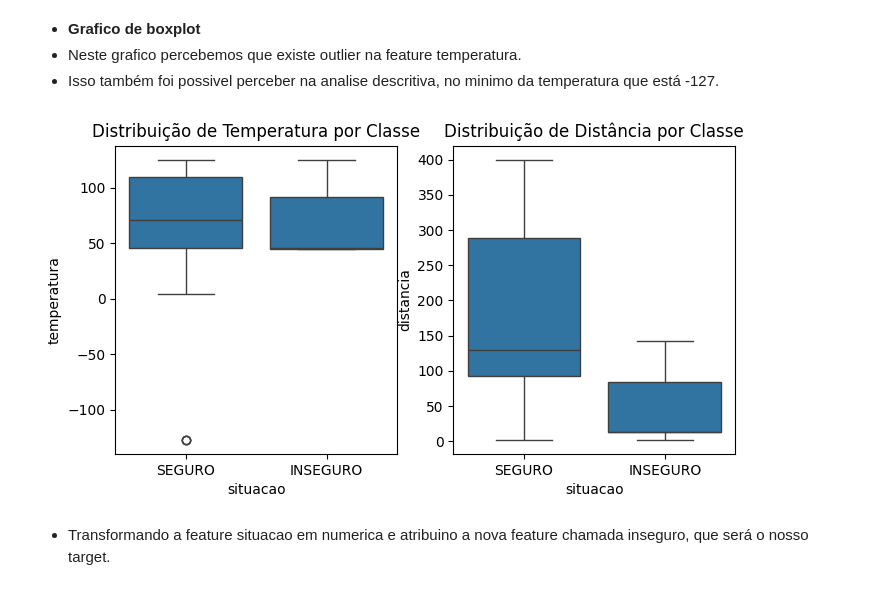
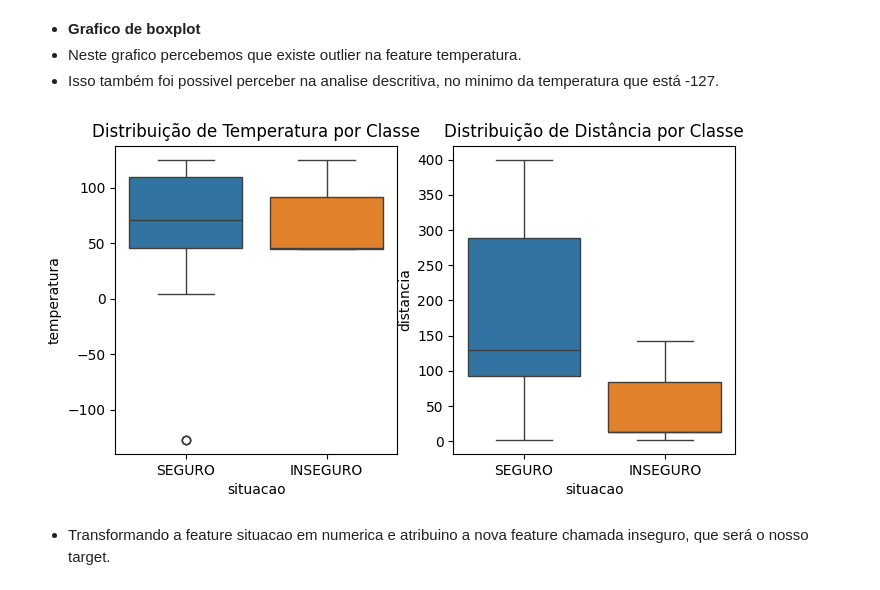
Before and after one commit to Giovanni-Hessel/FIAP-ML-2026, a Jupyter notebook: Machine_Learning_CP2_&_AICSS_CP3.ipynb, the cells around one changed output. Cells and saved outputs as stored; diff of their text form; code cells hidden in the pictures.

```diff
--- a/Machine_Learning_CP2_&_AICSS_CP3.ipynb
+++ b/Machine_Learning_CP2_&_AICSS_CP3.ipynb
@@ -87,15 +87,15 @@ plt.show()
 # %%
 plt.figure(figsize=(8, 4))
 plt.subplot(1, 2, 1)
-sns.boxplot(data=df, x='situacao', y='temperatura')
+sns.boxplot(data=df, x='situacao', y='temperatura', hue='situacao')
 plt.title('Distribuição de Temperatura por Classe')
 
 plt.subplot(1, 2, 2)
-sns.boxplot(data=df, x='situacao', y='distancia')
+sns.boxplot(data=df, x='situacao', y='distancia', hue='situacao')
 plt.title('Distribuição de Distância por Classe')
 plt.show()
 # %% [output]
-[figure, old version]
+[figure, new version]
 # %% [markdown]
 * Transformando a feature situacao em numerica e atribuino a nova feature chamada inseguro, que será o nosso target.
 # %%
```
Also changed, not shown: parts of 2 cells of this notebook.
